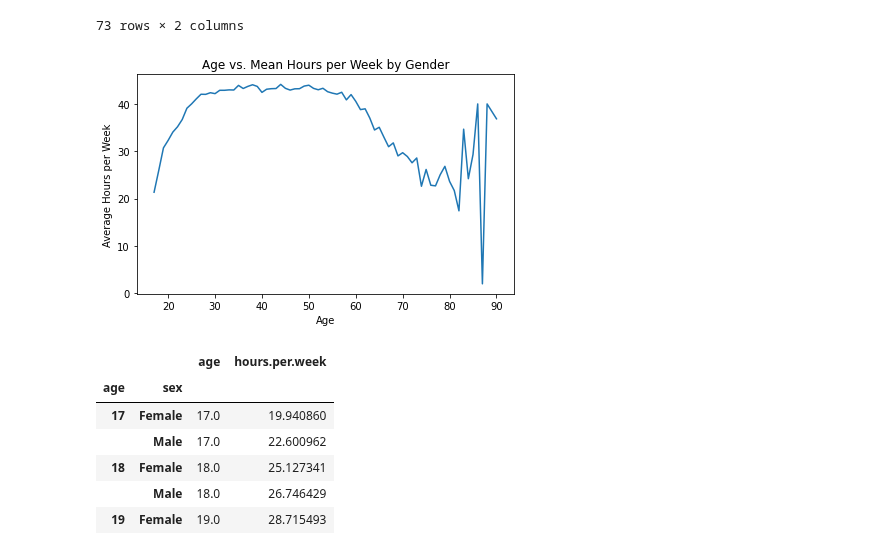
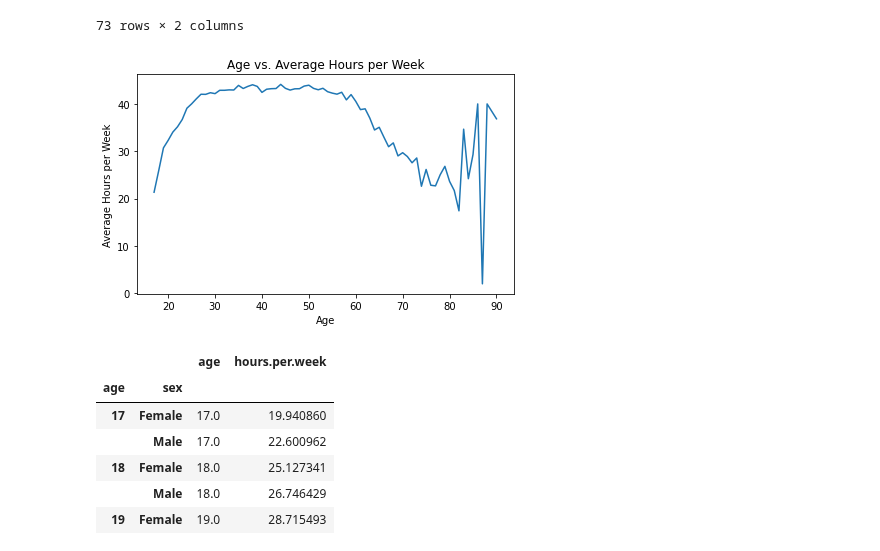
Before and after one commit to markerickson314/project-one, a Jupyter notebook: Jeanine.ipynb, the cells around one changed output. Drawn from its saved outputs; the diff is of its cells as text; code cells hidden in the pictures.

```diff
--- a/Jeanine.ipynb
+++ b/Jeanine.ipynb
@@ -1486,15 +1486,15 @@ age_summary
 | 72 | 90 | 36.857143 |
 73 rows × 2 columns
 # %%
-# Age vs. Average Hours per Week by Gender
+# Age vs. Average Hours per Week
 plt.plot(age_summary["age"], age_summary["avg hrs per week"])
-plt.title("Age vs. Mean Hours per Week by Gender")
+plt.title("Age vs. Average Hours per Week")
 plt.xlabel("Age")
 plt.ylabel("Average Hours per Week")
 plt.tight_layout()
 plt.show()
 # %% [output]
-[figure, old version]
+[figure, new version]
 # %%
 # Age vs. Average Hours per Week by Gender
 ageGender = replaced_df.groupby(["age", "sex"])
```
Also changed, not shown: parts of 25 cells of this notebook.
